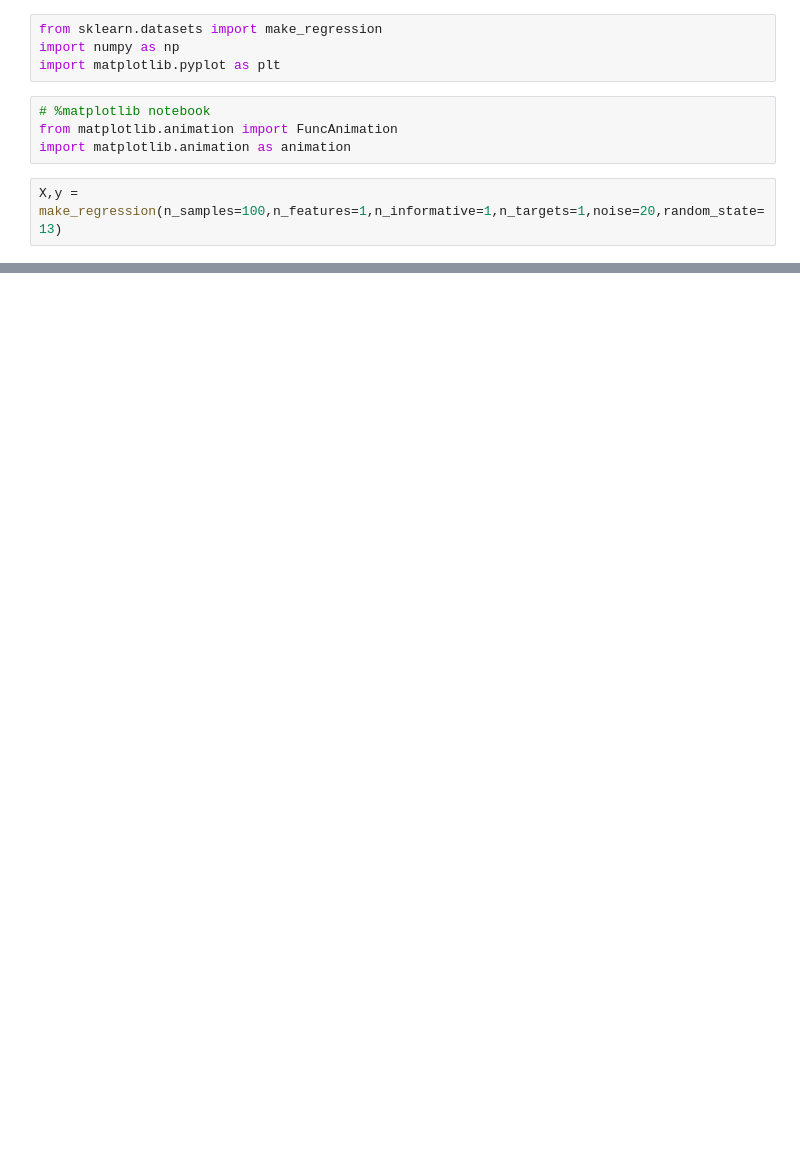
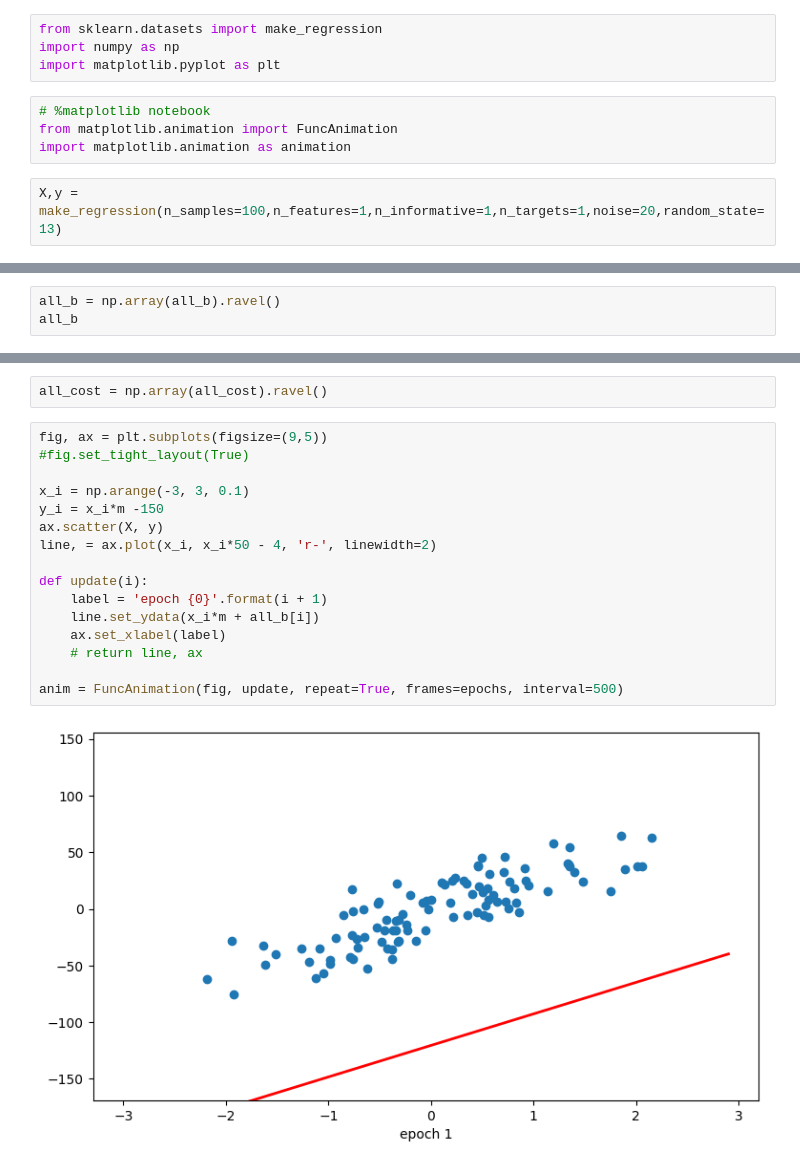
Before and after one commit to Harsimranjit2004/Machine-Learning, a Jupyter notebook: Gradient_descent/b_slope_animation.ipynb, the cells around one changed output, grey strips where cells are left out. Saved outputs shown, nothing was run; the diff lists cells and outputs as text; blank space fills up the shorter version.

```diff
--- a/Gradient_descent/b_slope_animation.ipynb
+++ b/Gradient_descent/b_slope_animation.ipynb
@@ -21,0 +50,3 @@ plt.scatter(X,y)
+# %%
+all_b = np.array(all_b).ravel()
+all_b
@@ -21,0 +62,20 @@ plt.scatter(X,y)
+# %%
+all_cost = np.array(all_cost).ravel()
+# %%
+fig, ax = plt.subplots(figsize=(9,5))
+#fig.set_tight_layout(True)
+
+x_i = np.arange(-3, 3, 0.1)
+y_i = x_i*m -150
+ax.scatter(X, y)
+line, = ax.plot(x_i, x_i*50 - 4, 'r-', linewidth=2)
+
+def update(i):
+    label = 'epoch {0}'.format(i + 1)
+    line.set_ydata(x_i*m + all_b[i])
+    ax.set_xlabel(label)
+    # return line, ax
+
+anim = FuncAnimation(fig, update, repeat=True, frames=epochs, interval=500)
+# %% [output]
+[figure, added]
```
Also changed, not shown: parts of 7 cells of this notebook, 5 other files.
